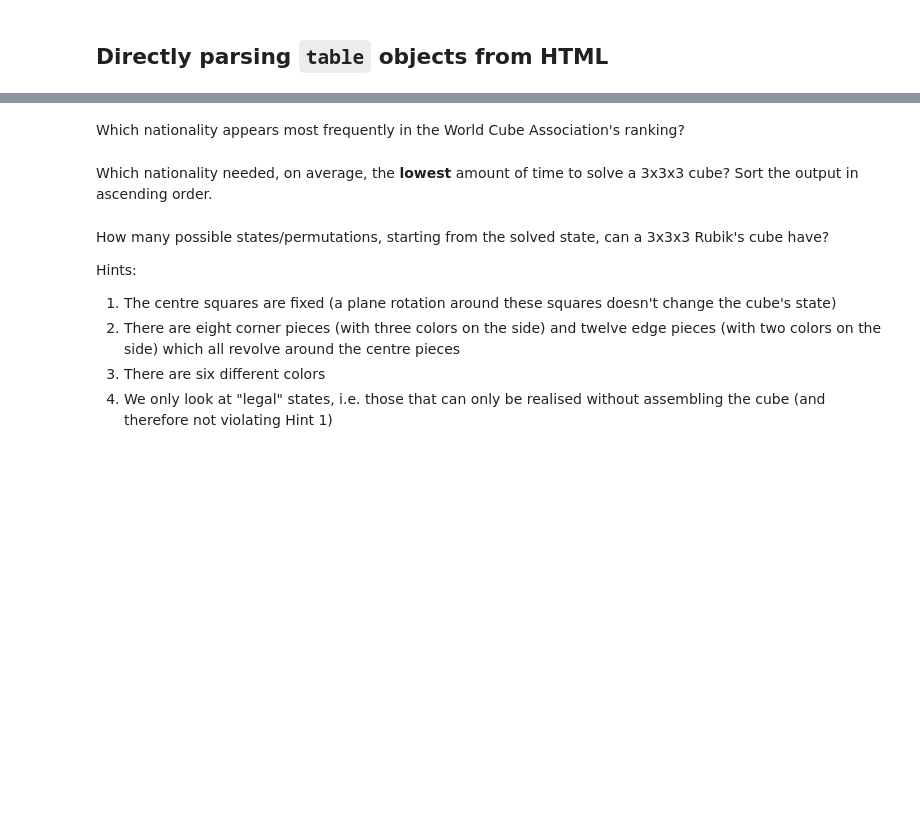
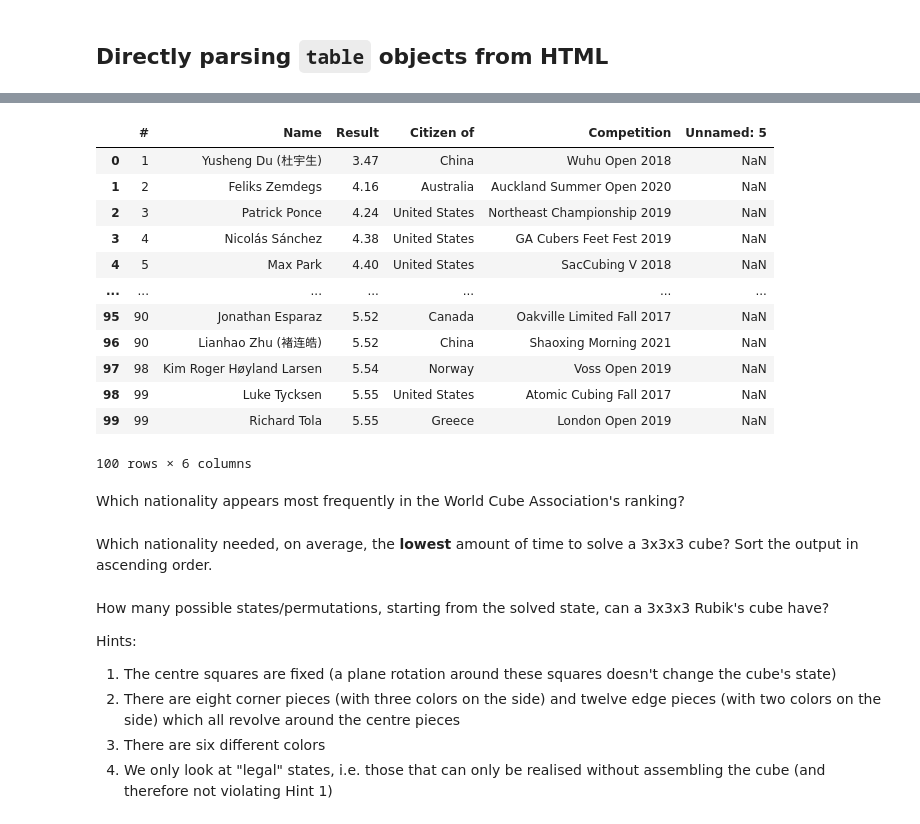
Before and after one commit to jarlinghaus/webscraping, a Jupyter notebook: DataFrames and APIs.ipynb, the cells around one changed output, grey strips where cells are left out. Saved outputs shown, nothing was run; the diff lists cells and outputs as text; code cells hidden in the pictures; blank space fills up the shorter version.

```diff
--- a/DataFrames and APIs.ipynb
+++ b/DataFrames and APIs.ipynb
@@ -90,3 +141,6 @@ KeyError: 'gdp'
 ## Directly parsing `table` objects from HTML
 # %%
 # Recall: %whos shows you the variables in name space
+# %%
+ranking=pd.read_html("https://www.worldcubeassociation.org/results/rankings/333/single", encoding='utf-8')
+print(ranking)
@@ -93,3 +165,19 @@ KeyError: 'gdp'
+# %%
+ranking[0]
+# %% [output]
+|  | # | Name | Result | Citizen of | Competition | Unnamed: 5 |
+| 0 | 1 | Yusheng Du (杜宇生) | 3.47 | China | Wuhu Open 2018 | NaN |
+| 1 | 2 | Feliks Zemdegs | 4.16 | Australia | Auckland Summer Open 2020 | NaN |
+| 2 | 3 | Patrick Ponce | 4.24 | United States | Northeast Championship 2019 | NaN |
+| 3 | 4 | Nicolás Sánchez | 4.38 | United States | GA Cubers Feet Fest 2019 | NaN |
+| 4 | 5 | Max Park | 4.40 | United States | SacCubing V 2018 | NaN |
+| ... | ... | ... | ... | ... | ... | ... |
+| 95 | 90 | Jonathan Esparaz | 5.52 | Canada | Oakville Limited Fall 2017 | NaN |
+| 96 | 90 | Lianhao Zhu (褚连皓) | 5.52 | China | Shaoxing Morning 2021 | NaN |
+| 97 | 98 | Kim Roger Høyland Larsen | 5.54 | Norway | Voss Open 2019 | NaN |
+| 98 | 99 | Luke Tycksen | 5.55 | United States | Atomic Cubing Fall 2017 | NaN |
+| 99 | 99 | Richard Tola | 5.55 | Greece | London Open 2019 | NaN |
+100 rows × 6 columns
 # %% [markdown]
 Which nationality appears most frequently in the World Cube Association's ranking?
 # %% [markdown]
```
Also changed, not shown: parts of 5 cells of this notebook.
